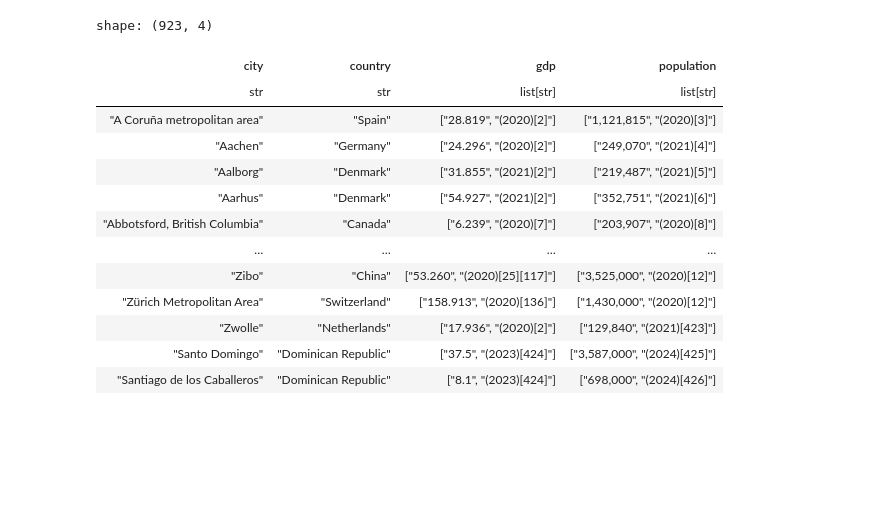
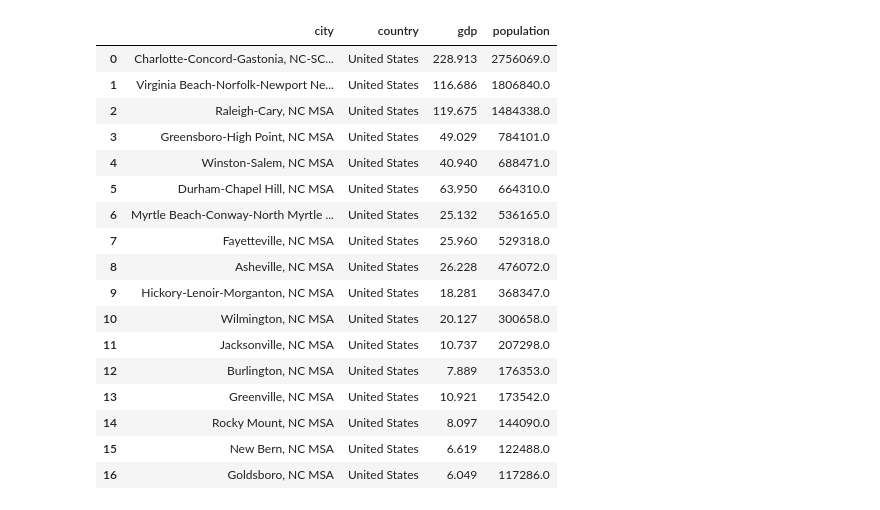
Before and after one commit to jrnastase410/streamlit-bbgm-hockey, a Jupyter notebook: notebooks/pull_cities.ipynb, the cells around one changed output. Saved outputs shown, nothing was run; the diff lists cells and outputs as text; code cells hidden in the pictures; blank space fills up the shorter version.

```diff
--- a/notebooks/pull_cities.ipynb
+++ b/notebooks/pull_cities.ipynb
@@ -6,27 +34,16 @@ df = pd.read_html("https://en.wikipedia.org/wiki/List_of_cities_by_GDP")[0]
 # %%
-(
-    pl.DataFrame(df)
+cities = (
+    pl.DataFrame(pd.read_html("https://en.wikipedia.org/wiki/List_of_cities_by_GDP")[1])
     .filter(
-        pl.col('Country/region').is_in(['United States','Canada'])
+        pl.col('Country/region').is_in(['United States', 'Canada'])
     )
     .select(
         pl.col('City proper/metropolitan area').alias('city'),
         pl.col('Country/region').alias('country'),
-        pl.col('Official est. GDP up to date (billion US$)').str.split(' ').list[0].str.split(' ').list[0].str.replace(',','').cast(float).alias('gdp'),
-        pl.col('Metropolitan population').str.split(' ').list[0].str.split('	').list[0].str.split('[').list[0].str.replace(',','').str.replace(',','').cast(float).alias('population')
+        pl.col('Official est. GDP up to date (billion US$)').str.split(' ').list[0].str.split(' ').list[0].str.replace(
+            ',', '').cast(float).alias('gdp'),
+        pl.col('Metropolitan population').str.split(' ').list[0].str.split('	').list[0].str.split('[').list[
+            0].str.replace(',', '').str.replace(',', '').cast(float).alias('population')
     )
-    .with_columns(
-        z_gdp=(pl.col('gdp').log10() - 2.41108) / 0.41621,
-        z_pop=(pl.col('population').log10() - 6.53039) / 0.33281
-    )
-    .with_columns(
-        market=0.5 + 0.1*(0.35*pl.col('z_gdp') + 0.65*pl.col('z_pop'))
-    )
-    .with_columns(
-        m_plus=pl.col('market')*0.6021
-    )
-    .with_columns(
-        tru=146946*(7.5268*pl.col('m_plus')).exp() / 1000000
-    )
-    .to_pandas()
+    .sort('population', descending=True)
 )
@@ -47,17 +50,25 @@ df = pd.read_html("https://en.wikipedia.org/wiki/List_of_cities_by_GDP")[0]
-# %%
-df
-# %% [output]
-shape: (923, 4)
-| city | country | gdp | population |
-| str | str | list[str] | list[str] |
-| "A Coruña metropolitan area" | "Spain" | ["28.819", "(2020)[2]"] | ["1,121,815", "(2020)[3]"] |
-| "Aachen" | "Germany" | ["24.296", "(2020)[2]"] | ["249,070", "(2021)[4]"] |
-| "Aalborg" | "Denmark" | ["31.855", "(2021)[2]"] | ["219,487", "(2021)[5]"] |
-| "Aarhus" | "Denmark" | ["54.927", "(2021)[2]"] | ["352,751", "(2021)[6]"] |
-| "Abbotsford, British Columbia" | "Canada" | ["6.239", "(2020)[7]"] | ["203,907", "(2020)[8]"] |
-| … | … | … | … |
-| "Zibo" | "China" | ["53.260", "(2020)[25][117]"] | ["3,525,000", "(2020)[12]"] |
-| "Zürich Metropolitan Area" | "Switzerland" | ["158.913", "(2020)[136]"] | ["1,430,000", "(2020)[12]"] |
-| "Zwolle" | "Netherlands" | ["17.936", "(2020)[2]"] | ["129,840", "(2021)[423]"] |
-| "Santo Domingo" | "Dominican Republic" | ["37.5", "(2023)[424]"] | ["3,587,000", "(2024)[425]"] |
-| "Santiago de los Caballeros" | "Dominican Republic" | ["8.1", "(2023)[424]"] | ["698,000", "(2024)[426]"] |
+# %%
+(
+    cities
+    .filter(pl.col('city').str.contains('NC'))
+    .to_pandas()
+)
+# %% [output]
+|  | city | country | gdp | population |
+| 0 | Charlotte-Concord-Gastonia, NC-SC... | United States | 228.913 | 2756069.0 |
+| 1 | Virginia Beach-Norfolk-Newport Ne... | United States | 116.686 | 1806840.0 |
+| 2 | Raleigh-Cary, NC MSA | United States | 119.675 | 1484338.0 |
+| 3 | Greensboro-High Point, NC MSA | United States | 49.029 | 784101.0 |
+| 4 | Winston-Salem, NC MSA | United States | 40.940 | 688471.0 |
+| 5 | Durham-Chapel Hill, NC MSA | United States | 63.950 | 664310.0 |
+| 6 | Myrtle Beach-Conway-North Myrtle ... | United States | 25.132 | 536165.0 |
+| 7 | Fayetteville, NC MSA | United States | 25.960 | 529318.0 |
+| 8 | Asheville, NC MSA | United States | 26.228 | 476072.0 |
+| 9 | Hickory-Lenoir-Morganton, NC MSA | United States | 18.281 | 368347.0 |
+| 10 | Wilmington, NC MSA | United States | 20.127 | 300658.0 |
+| 11 | Jacksonville, NC MSA | United States | 10.737 | 207298.0 |
+| 12 | Burlington, NC MSA | United States | 7.889 | 176353.0 |
+| 13 | Greenville, NC MSA | United States | 10.921 | 173542.0 |
+| 14 | Rocky Mount, NC MSA | United States | 8.097 | 144090.0 |
+| 15 | New Bern, NC MSA | United States | 6.619 | 122488.0 |
+| 16 | Goldsboro, NC MSA | United States | 6.049 | 117286.0 |
```
Also changed, not shown: parts of 7 cells of this notebook, 15 other files.
